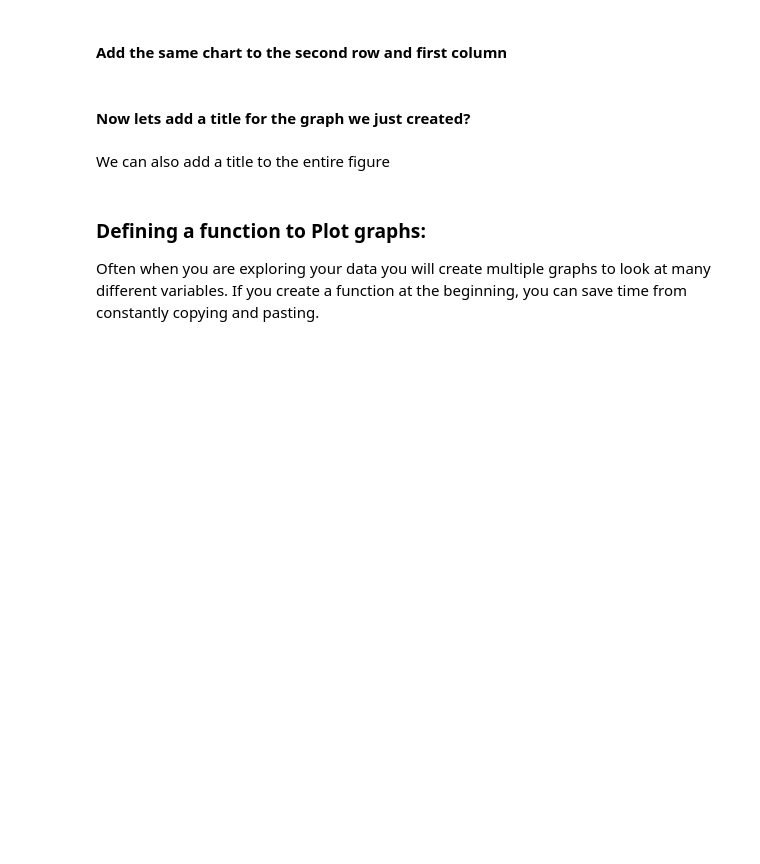
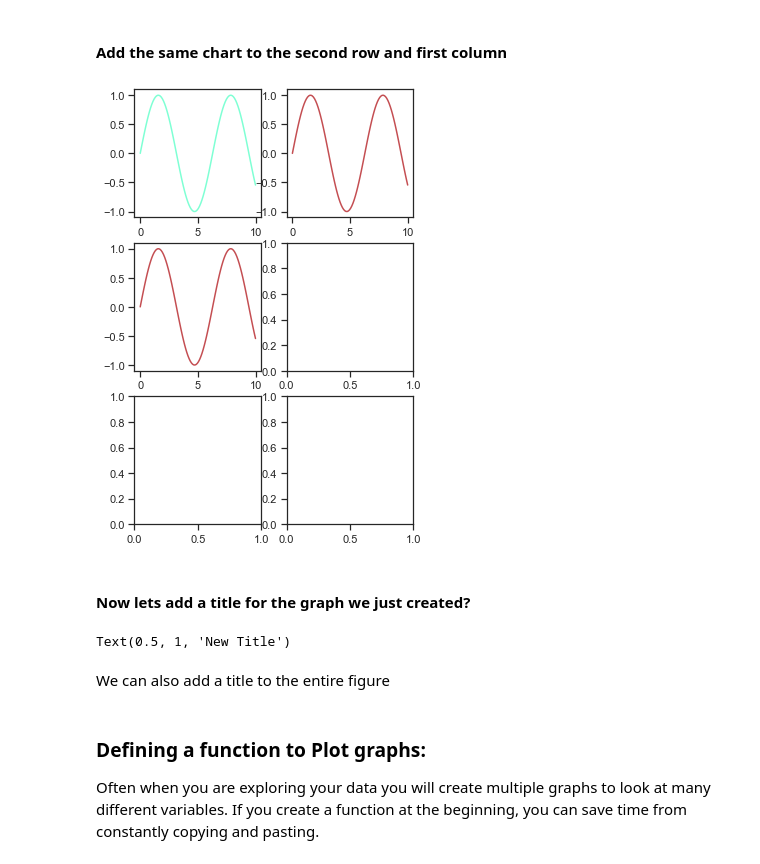
Before and after one commit to trevohearn/nyc-mhtn-ds-010620-lectures, a Jupyter notebook: week_2/day_1_mpl_1/Data_Visualizations_Matplotlib.ipynb, the cells around one changed output. Cells and saved outputs as stored; diff of their text form; code cells hidden in the pictures; blank space fills up the shorter version.

```diff
--- a/week_2/day_1_mpl_1/Data_Visualizations_Matplotlib.ipynb
+++ b/week_2/day_1_mpl_1/Data_Visualizations_Matplotlib.ipynb
@@ -229,2 +244,6 @@ fig
+# %%
+axes[1][0].plot(x,y, color='r')
+# %% [output]
+[figure, added]
 # %% [markdown]
 #### Now lets add a title for the graph we just created?
@@ -234,3 +250,7 @@ fig
+# %%
+axes[1][0].set_title('New Title')
+# %% [output]
+Text(0.5, 1, 'New Title')
 # %% [markdown]
 We can also add a title to the entire figure
 # %%
```
Also changed, not shown: parts of 19 cells of this notebook, 2 other files.
